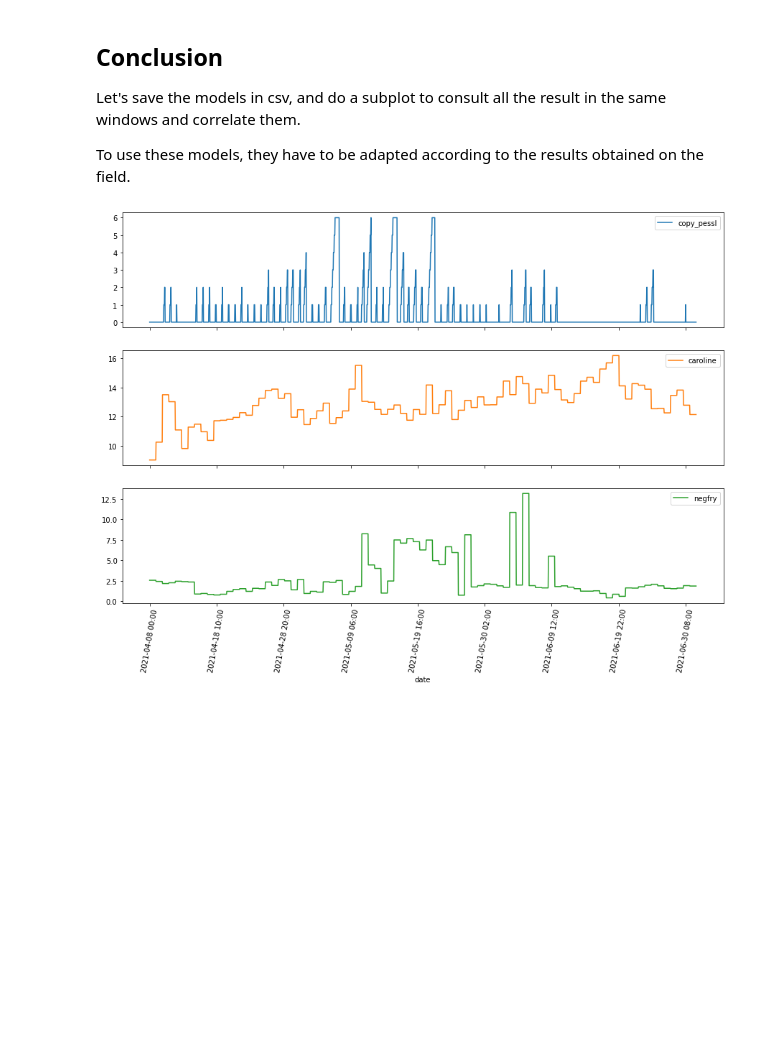
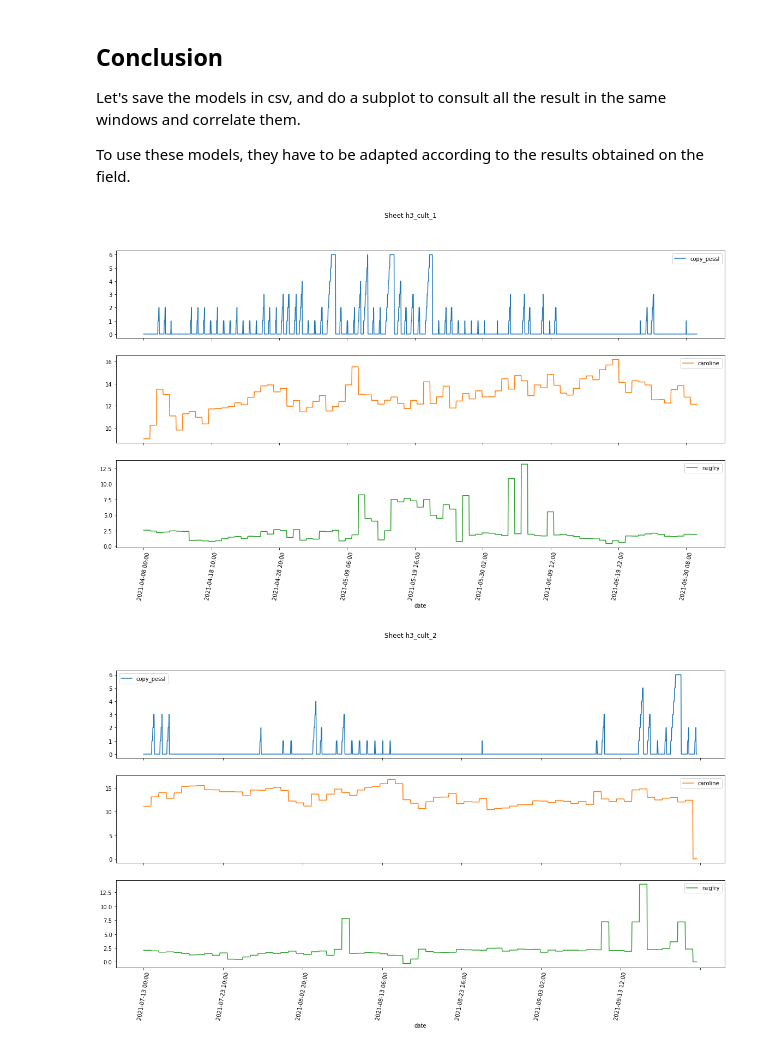
Before and after one commit to 3rtex/disease_models, a Jupyter notebook: cucumber/mildew.ipynb, the cells around one changed output. Cells and saved outputs as stored; diff of their text form; code cells hidden in the pictures; blank space fills up the shorter version.

```diff
--- a/cucumber/mildew.ipynb
+++ b/cucumber/mildew.ipynb
@@ -121,7 +170,7 @@ Implementation of this table:
 ||||| Valeur du risqué de mildiou (VRM) : somme des valeurs | 57 |
 # %%
 # function to check the consecutive hours with humidity which is needed in the model
-def ok_consecutive_humidity(i, hours_to_check):
+def ok_consecutive_humidity(df, i, hours_to_check):
     for j in range(hours_to_check):
         if len(df) <= i+j:
             return False
@@ -132,7 +181,7 @@ def ok_consecutive_humidity(i, hours_to_check):
 # Calculate the negfry model
 
 
-def negfry_model():
+def negfry_model(df):
     df['negfry'] = 0.0  # add column for our results
 
     r = [0.899, 0.4118, 0.5336, 0.8816, 1.0498, 0.5858,
@@ -156,7 +205,8 @@ def negfry_model():
             # 4 consecutive, h1 to h6
             ok_humid = True
             if consecutive_humidity < 4:
-                ok_humid = ok_consecutive_humidity(i, 4 - consecutive_humidity)
+                ok_humid = ok_consecutive_humidity(
+                    df, i, 4 - consecutive_humidity)
             if ok_humid:
                 if row['air_temp_celsius_avg'] >= 10.0 and row['air_temp_celsius_avg'] <= 11.9:
                     h[0] += 1
@@ -173,7 +223,7 @@ def negfry_model():
 
                 # 10 consecutive, h7 to h12
                 if consecutive_humidity < 10:
-                    ok_consecutive_humidity(i, 10 - consecutive_humidity)
+                    ok_consecutive_humidity(df, i, 10 - consecutive_humidity)
                 if ok_humid:
                     if row['air_temp_celsius_avg'] >= 10.0 and row['air_temp_celsius_avg'] <= 11.9:
                         h[6] += 1
@@ -201,9 +251,9 @@ def negfry_model():
                 'negfry']] = df.at[i, 'negfry']  # update all rows of the day
             h = np.zeros(14)  # reset h to restart for the next day
 
+for i, df in dfs.items():
+    negfry_model(df)  # call model for each data
 
-negfry_model()  # call model
-
-nf = df.plot(x="date", y="negfry", rot=80)
-_ = nf.set_xticklabels(xdate)
+# Plot NegFry
+plot_dfs(dfs, x="date", y="negfry")
 # %% [output]
@@ -213,7 +264,7 @@ _ = nf.set_xticklabels(xdate)
 Prediction of infection = −11.5 + 0.28 * 𝑅𝐻80 + 0.34𝑑𝑇 (RH80: hours when RH > 80% over 24h period; dT: day temperature.)
 # %%
 # calculate the equation
-def caroline_model():
+def caroline_model(df):
     df['caroline'] = 0.0 # add a column for our results
 
     total_dt = 0.0 # avg temp of the day
@@ -237,8 +288,9 @@ def caroline_model():
             total_dt = 0
             rh80 = 0
 
-caroline_model() # call model
+for i, df in dfs.items():
+    caroline_model(df) # call model for each data
 
-caro = df.plot(x="date", y="caroline", rot=80)
-_ = caro.set_xticklabels(xdate)
+# Plot Caroline
+plot_dfs(dfs, x="date", y="caroline")
 # %% [output]
@@ -249,13 +302,16 @@ Let's save the models in csv, and do a subplot to consult all the result in the
 
 To use these models, they have to be adapted according to the results obtained on the field.
 # %%
-df.to_csv('res_agroscope.csv', index=False)
+df.to_csv('res_'+station+'.csv', index=False)
 
-if "disease_severity" in df:
-    df.plot(x="date", y=["disease_severity", "copy_pessl",
-                         "caroline", "negfry"], subplots=True, rot=80)
-else:
-    df.plot(x="date", y=["copy_pessl",
-                         "caroline", "negfry"], subplots=True, rot=80)
+# For each data, show their models
+for i, df in dfs.items():
+    if "disease_severity" in df:
+        df.plot(title="Sheet "+str(i), x="date", y=["disease_severity", "copy_pessl",
+                                                    "caroline", "negfry"], subplots=True, rot=80)
+    else:
+        df.plot(title="Sheet "+str(i), x="date", y=["copy_pessl",
+                                                    "caroline", "negfry"], subplots=True, rot=80)
 # %% [output]
-[figure, old version]
+[figure, new version]
+[figure, added]
```
Also changed, not shown: parts of 9 cells of this notebook, 4 other files.
